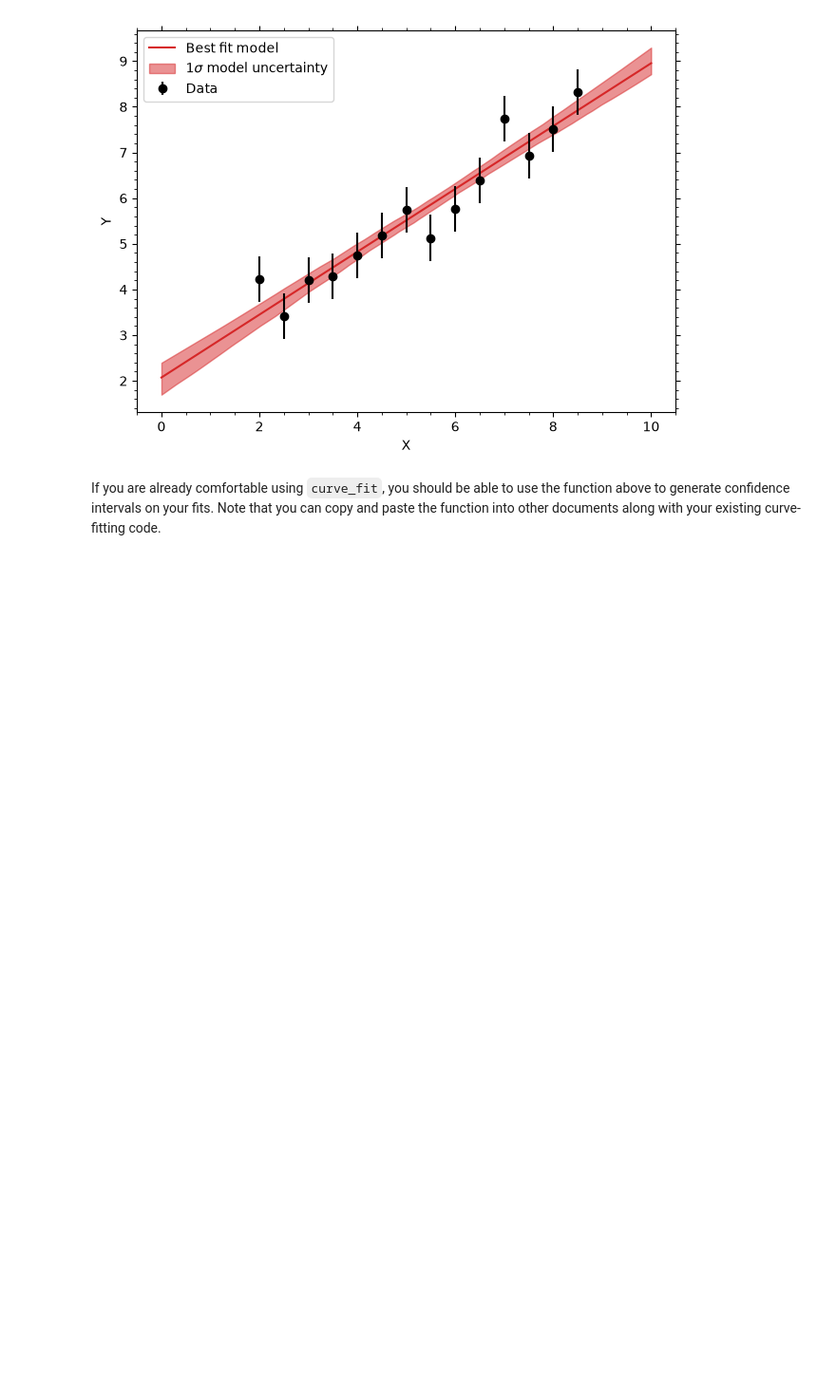
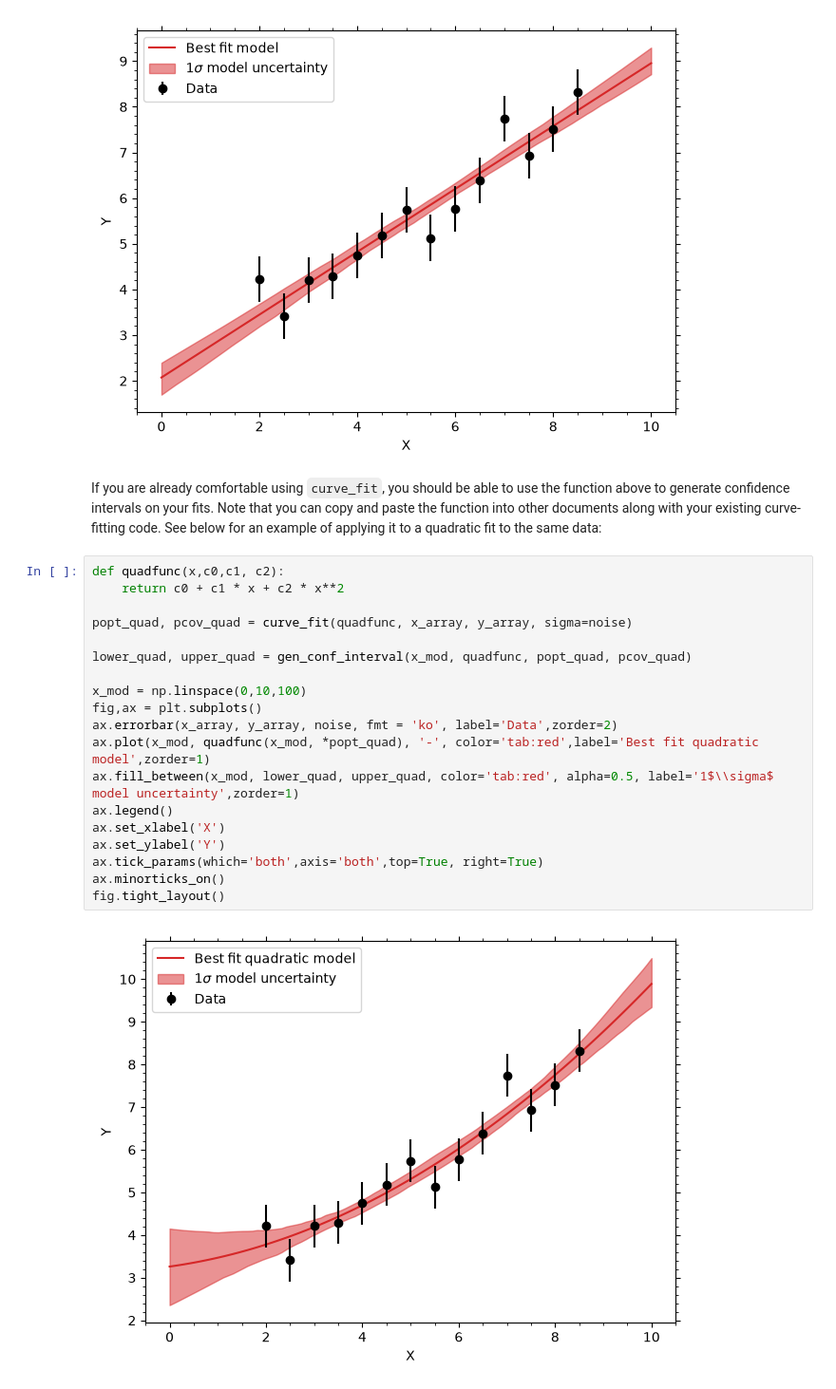
Before and after one commit to ryantrainor/PHY223, a Jupyter notebook: IntroToPython/Fitting_And_Covariance.ipynb, the cells around one changed output. Shown at 95% size. Drawn from its saved outputs; the diff is of its cells as text; blank space fills up the shorter version.

Commit message:
added quadratic example

```diff
--- a/IntroToPython/Fitting_And_Covariance.ipynb
+++ b/IntroToPython/Fitting_And_Covariance.ipynb
@@ -127,4 +127,25 @@ fig.tight_layout()
 # %% [output]
 [figure]
 # %% [markdown]
-If you are already comfortable using `curve_fit`, you should be able to use the function above to generate confidence intervals on your fits. Note that you can copy and paste the function into other documents along with your existing curve-fitting code.
+If you are already comfortable using `curve_fit`, you should be able to use the function above to generate confidence intervals on your fits. Note that you can copy and paste the function into other documents along with your existing curve-fitting code. See below for an example of applying it to a quadratic fit to the same data:
+# %%
+def quadfunc(x,c0,c1, c2):
+    return c0 + c1 * x + c2 * x**2
+
+popt_quad, pcov_quad = curve_fit(quadfunc, x_array, y_array, sigma=noise)
+
+lower_quad, upper_quad = gen_conf_interval(x_mod, quadfunc, popt_quad, pcov_quad)
+
+x_mod = np.linspace(0,10,100)
+fig,ax = plt.subplots()
+ax.errorbar(x_array, y_array, noise, fmt = 'ko', label='Data',zorder=2)
+ax.plot(x_mod, quadfunc(x_mod, *popt_quad), '-', color='tab:red',label='Best fit quadratic model',zorder=1)
+ax.fill_between(x_mod, lower_quad, upper_quad, color='tab:red', alpha=0.5, label='1$\\sigma$ model uncertainty',zorder=1)
+ax.legend()
+ax.set_xlabel('X')
+ax.set_ylabel('Y')
+ax.tick_params(which='both',axis='both',top=True, right=True)
+ax.minorticks_on()
+fig.tight_layout()
+# %% [output]
+[figure, added]
```
